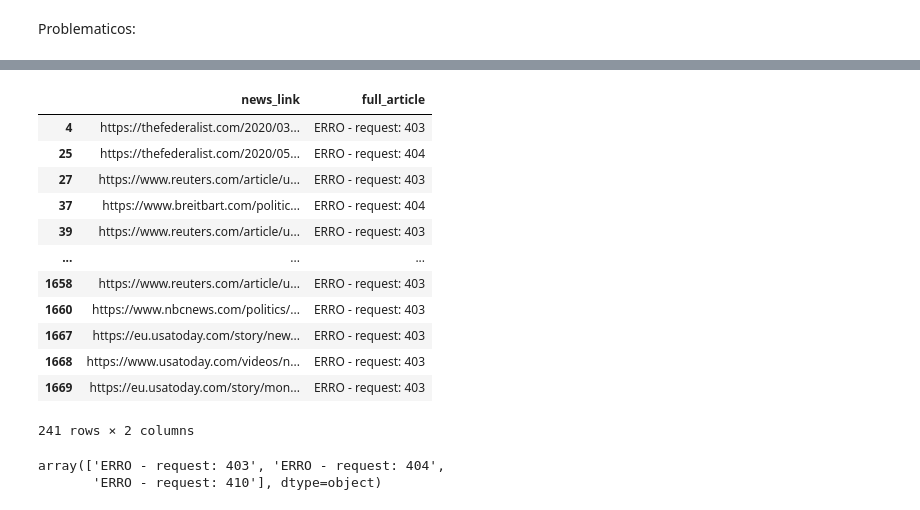
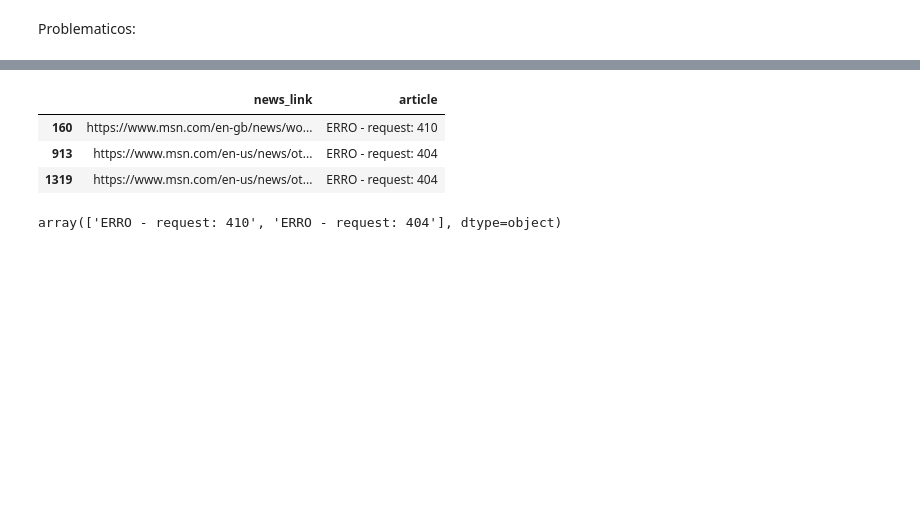
Before and after one commit to RuasGAR/text-bias-detection, a Jupyter notebook: code/dataset_acquisition.ipynb, the cells around one changed output, grey strips where cells are left out. Saved outputs shown, nothing was run; the diff lists cells and outputs as text; code cells hidden in the pictures; blank space fills up the shorter version.

```diff
--- a/code/dataset_acquisition.ipynb
+++ b/code/dataset_acquisition.ipynb
@@ -23,7 +23,5 @@ import time
 # %%
 df = pd.read_excel("../data/labeled_dataset.xlsx").drop(["Unnamed: 0"], axis = 1)
-# %%
-df.dropna(subset=['news_link'], inplace=True)
 # %%
 df.columns
 # %% [output]
@@ -94,12 +46,0 @@ def get_news(index, url):
-# %%
-def get_news_batch(urls):
-    results = []
-
-    with concurrent.futures.ThreadPoolExecutor() as executor:
-        futures = [executor.submit(get_news, i, url) for i, url in enumerate(urls)]
-
-        for future in concurrent.futures.as_completed(futures):
-            result = future.result()
-            results.append(result)
-
-    return dict(results)
@@ -119,2 +140,2 @@ dict_news_series = pd.Series(dict_news_text)
 # %%
-df['full_article'] = dict_news_series
+df
@@ -148,5 +183,5 @@ errados_2.shape
 # %%
-errados_request = df.loc[df['full_article'].apply(lambda x: 'ERRO - request' in str(x))]
+errados_request = df.loc[df['article'].apply(lambda x: 'ERRO - request' in str(x))]
 # %%
 errados_request.shape
 # %% [output]
@@ -154,27 +189,17 @@ errados_request.shape
 # %%
-errados_request[['news_link', 'full_article']]
+errados_request[['news_link', 'article']]
 # %% [output]
-|  | news_link | full_article |
-| 4 | https://thefederalist.com/2020/03... | ERRO - request: 403 |
-| 25 | https://thefederalist.com/2020/05... | ERRO - request: 404 |
-| 27 | https://www.reuters.com/article/u... | ERRO - request: 403 |
-| 37 | https://www.breitbart.com/politic... | ERRO - request: 404 |
-| 39 | https://www.reuters.com/article/u... | ERRO - request: 403 |
-| ... | ... | ... |
-| 1658 | https://www.reuters.com/article/u... | ERRO - request: 403 |
-| 1660 | https://www.nbcnews.com/politics/... | ERRO - request: 403 |
-| 1667 | https://eu.usatoday.com/story/new... | ERRO - request: 403 |
-| 1668 | https://www.usatoday.com/videos/n... | ERRO - request: 403 |
-| 1669 | https://eu.usatoday.com/story/mon... | ERRO - request: 403 |
+|  | news_link | article |
+| 160 | https://www.msn.com/en-gb/news/wo... | ERRO - request: 410 |
+| 913 | https://www.msn.com/en-us/news/ot... | ERRO - request: 404 |
+| 1319 | https://www.msn.com/en-us/news/ot... | ERRO - request: 404 |
-241 rows × 2 columns
 # %%
-df_exploded = errados_request.explode("full_article")
-valores_unicos = df_exploded["full_article"].unique()
+df_exploded = errados_request.explode("article")
+valores_unicos = df_exploded["article"].unique()
 del df_exploded
 valores_unicos
 # %% [output]
-array(['ERRO - request: 403', 'ERRO - request: 404',
-       'ERRO - request: 410'], dtype=object)
+array(['ERRO - request: 410', 'ERRO - request: 404'], dtype=object)
 # %%
 merged = df.merge(errados_request, how='left', indicator=True)
 filtered_df = merged[merged['_merge'] == 'left_only'].drop(columns='_merge')
```
Also changed, not shown: parts of 21 cells of this notebook, 1 other file.
